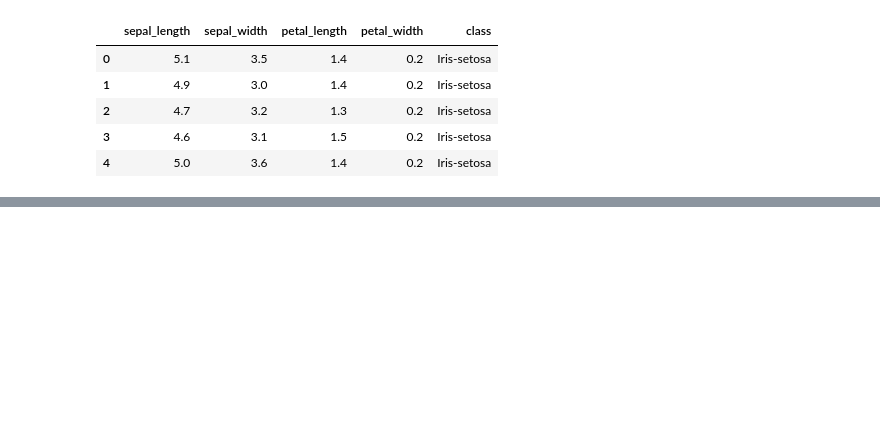
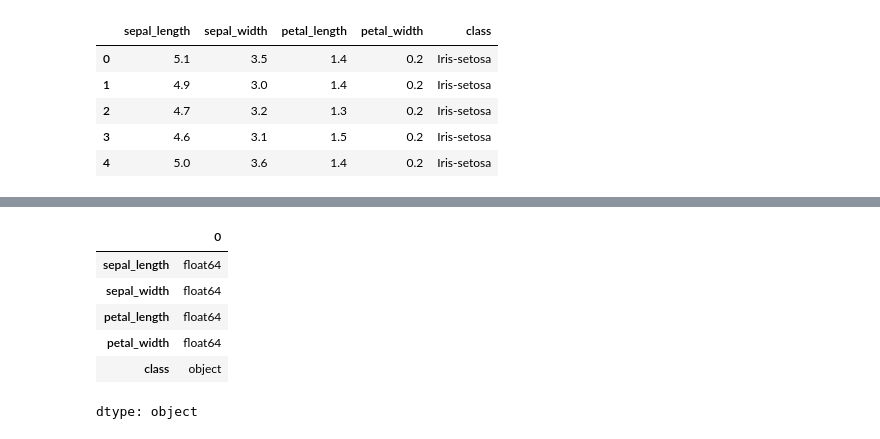
Before and after one commit to Im-Rik/Iris-Flower-Classification, a Jupyter notebook: Iris_Flower_Classification.ipynb, the cells around one changed output, grey strips where cells are left out. Cells and saved outputs as stored; diff of their text form; code cells hidden in the pictures; blank space fills up the shorter version.

```diff
--- a/Iris_Flower_Classification.ipynb
+++ b/Iris_Flower_Classification.ipynb
@@ -52,0 +24,10 @@ error: failed to push some refs to 'https://github.com/Im-Rik/Iris-Flower-Classi
+# %%
+iris_data.dtypes
+# %% [output]
+|  | 0 |
+| sepal_length | float64 |
+| sepal_width | float64 |
+| petal_length | float64 |
+| petal_width | float64 |
+| class | object |
+dtype: object
```
Also changed, not shown: parts of 14 cells of this notebook.
